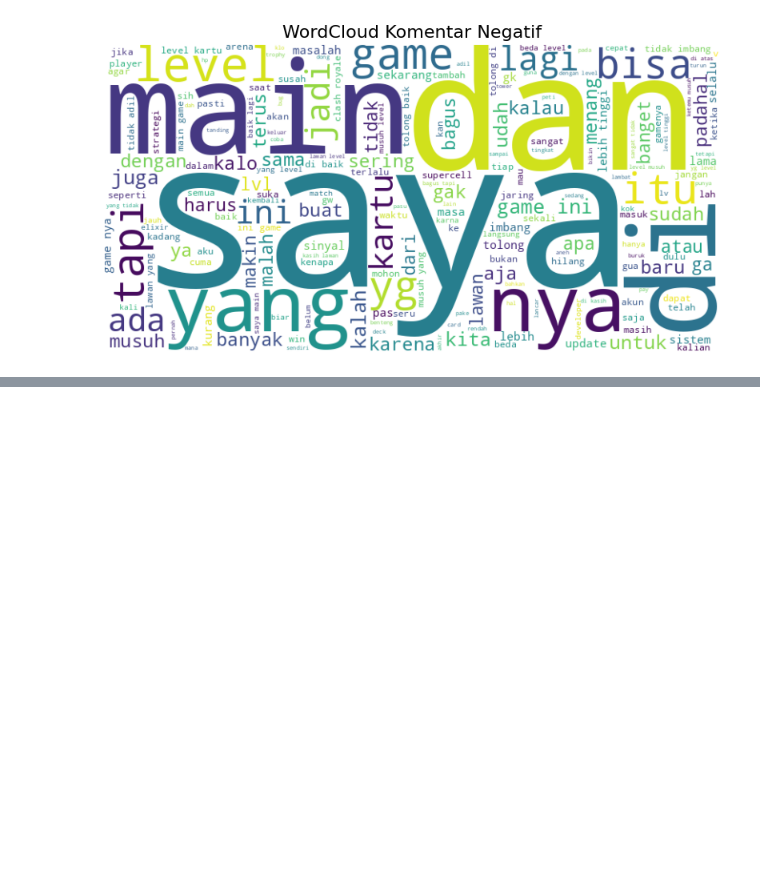
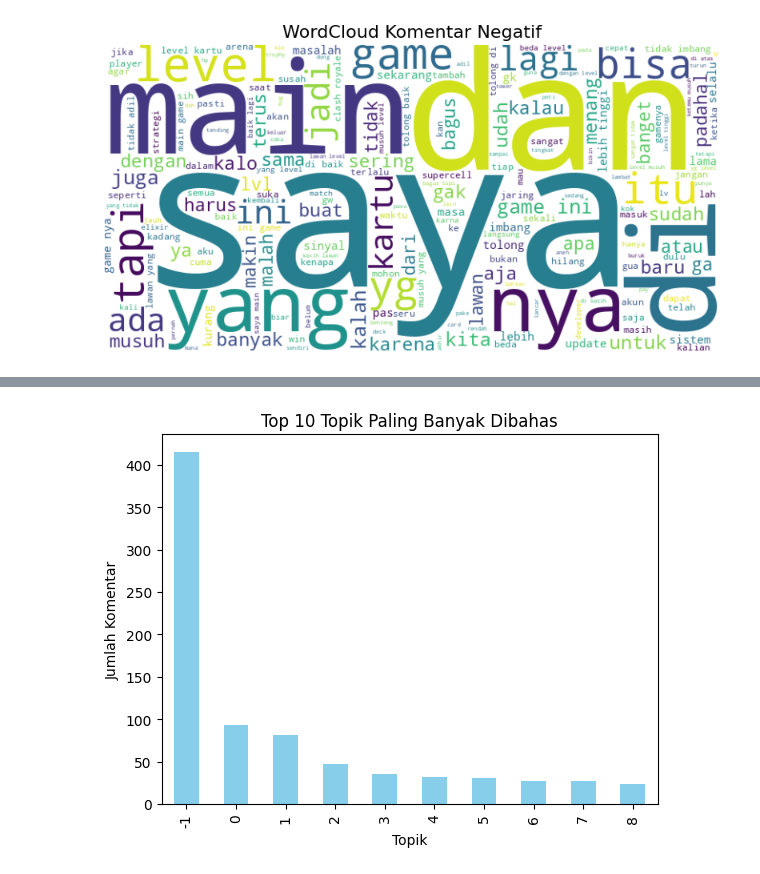
Before and after one commit to HansenDafa/clash-royale-reviews-insights, a Jupyter notebook: notebooks/insights.ipynb, the cells around one changed output, grey strips where cells are left out. Drawn from its saved outputs; the diff is of its cells as text; code cells hidden in the pictures; blank space fills up the shorter version.

Commit message:
topic-modelling

```diff
--- a/notebooks/insights.ipynb
+++ b/notebooks/insights.ipynb
@@ -104,0 +109,5 @@ generate_wordcloud(negatif, "WordCloud Komentar Negatif")
+# %%
+docs = df["content"].dropna().astype(str).apply(preprocess_text).tolist()
+# %%
+topic_model = BERTopic(language="indonesian", verbose=True)
+topics, probs = topic_model.fit_transform(docs)
@@ -104,0 +135,3 @@ generate_wordcloud(negatif, "WordCloud Komentar Negatif")
+# %%
+df["topic"] = topics
+print(topics)
@@ -104,0 +149,11 @@ generate_wordcloud(negatif, "WordCloud Komentar Negatif")
+# %%
+import seaborn as sns
+import matplotlib.pyplot as plt
+
+df["topic"].value_counts().head(10).plot(kind="bar", color="skyblue")
+plt.title("Top 10 Topik Paling Banyak Dibahas")
+plt.xlabel("Topik")
+plt.ylabel("Jumlah Komentar")
+plt.show()
+# %% [output]
+[figure, added]
```
Also changed, not shown: parts of 18 cells of this notebook, 2 other files.
